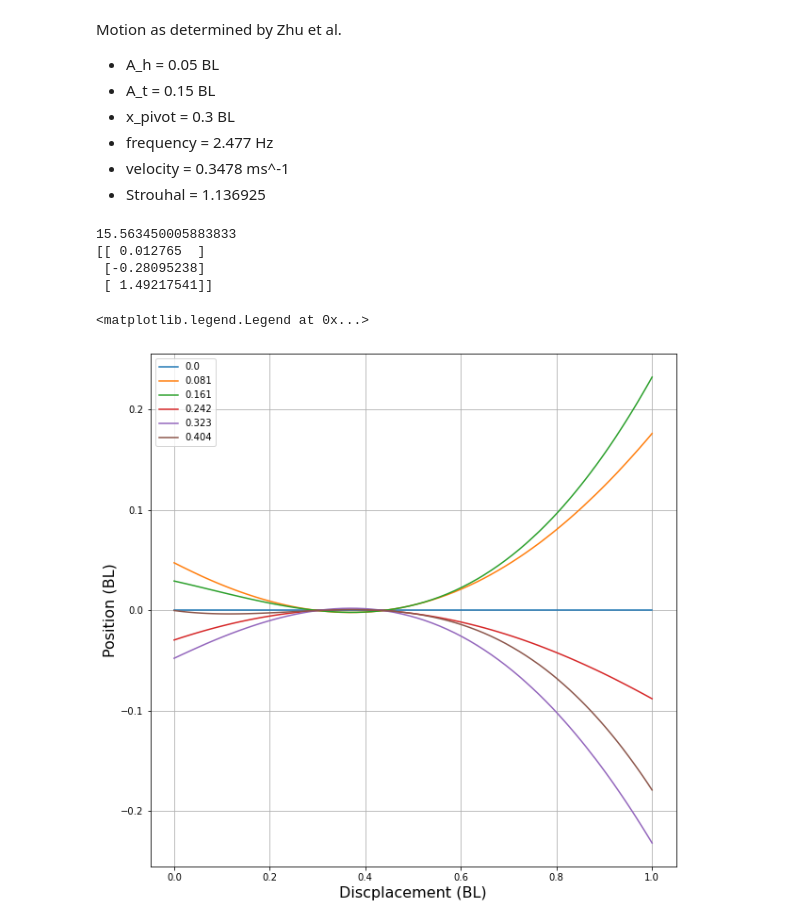
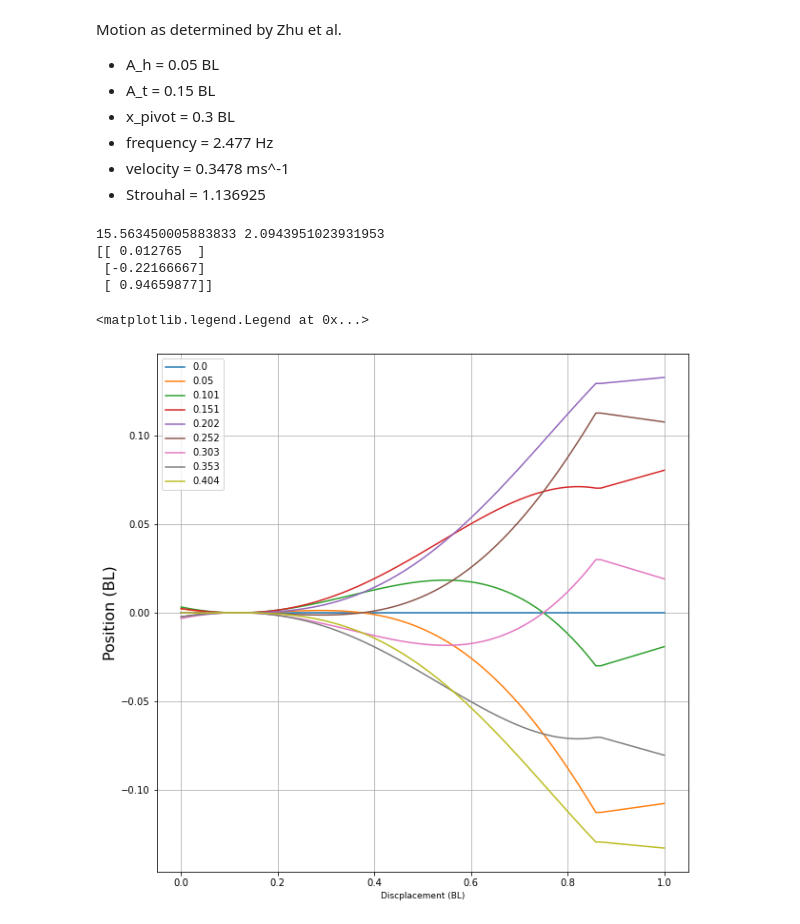
Before and after one commit to michaelcoe/Ika-Flow, a Jupyter notebook: motion_solver.ipynb, the cells around one changed output. Cells and saved outputs as stored; diff of their text form; code cells hidden in the pictures.

```diff
--- a/motion_solver.ipynb
+++ b/motion_solver.ipynb
@@ -73,49 +76,64 @@ Lp = BL-0.0893
 phi = np.radians(16)
 frequency = 2.477
 WL = 2*np.pi*frequency
-k = 2.5
+lam = 3.0
+k = 2*np.pi/lam
 St = 1.136925
 U_fish = 0.3478
-x_pivot = 0.3*BL
-A_t = 0.15*BL
+x_pivot = 0.4*BL
+A_t = 0.07*BL
+A_p = 0.00*BL
 A_h = 0.05*BL
-s = 5
-eps=2
-print(WL)
+print(WL, k)
 
-time = np.linspace(0, 1/frequency, 6)
-xbar = dx*BL
+time = np.linspace(0, 1/frequency, 9)
+x_coord = np.linspace(0, BL, 100)
 
 # solving for the coefficients
 X = np.array([[1, 0, 0],[1, x_pivot, x_pivot**2], [1, BL, BL**2]])
-A = np.array([[A_h], [0], [A_t]])
+A = np.array([[A_h], [A_p], [A_t]])
 C = np.linalg.solve(X, A)
 print(C)
 # %% [output]
-15.563450005883833
+15.563450005883833 2.0943951023931953
 [[ 0.012765  ]
- [-0.28095238]
- [ 1.49217541]]
+ [-0.22166667]
+ [ 0.94659877]]
 # %%
-def h_wrt_time(dx, t, w, k, c):
-    A = c[0]+c[1]*dx + c[2]*dx**2
-    if(np.sin(w*t)>=0):
-        return A*np.sin(w*t-k*dx) - A*np.sin(-k*dx)
-    else:
-        return A*np.sin(w*t-k*dx) + A*np.sin(-k*dx)
+def h_wrt_time(dx, t, BL, w, k, c):
+    xbar = dx/BL
+    indexes = np.where(xbar <= 0.86)[0]
+    mask = np.ones(dx.size, dtype=bool)
+    mask[indexes]=False
 
-    # plot geometry
+    x_body = xbar[indexes]
+    x_tail = xbar[mask]
+
+    A = c[0]+c[1]*x_body + c[2]*x_body**2
+    Y1 = np.multiply(A, np.sin(w*t - k*x_body))
+    theta_max = 18.76*np.pi/180
+    phi = 85.0*np.pi/180
+    theta = theta_max*np.sin(w*t - k*x_body[-1] + phi)
+    Y2 = x_tail*np.tan(theta)
+    Y2 = Y2-Y2[0]+Y1[-1]
+
+    return np.append(Y1*BL, Y2*BL)
+
+# plot geometry
 width = 10
 plt.figure(figsize=(width, width))
 plt.grid()
-plt.xlabel('Discplacement (BL)', fontsize=16)
+plt.xlabel('Discplacement (BL)', fontsize=9)
 plt.ylabel('Position (BL)', fontsize=16)
 for idx, t in enumerate(time):
-    plt.plot(dx, h_wrt_time(xbar, t, WL, k, C)/BL, label=np.round(t, 3))
+    if(t == 0):
+        plt.plot(x_coord/BL, np.zeros(len(x_coord)), label=np.round(t, 3))
+    else:
+        plt.plot(x_coord/BL, h_wrt_time(x_coord, t, BL, WL, k, C), label=np.round(t, 3))
 
 plt.legend()
     #plt.axis('scaled')
 # %% [output]
 <matplotlib.legend.Legend at 0x...>
-[figure, old version]
+[figure, new version]
 # %%
```
Also changed, not shown: parts of 4 cells of this notebook, 1 other file.
